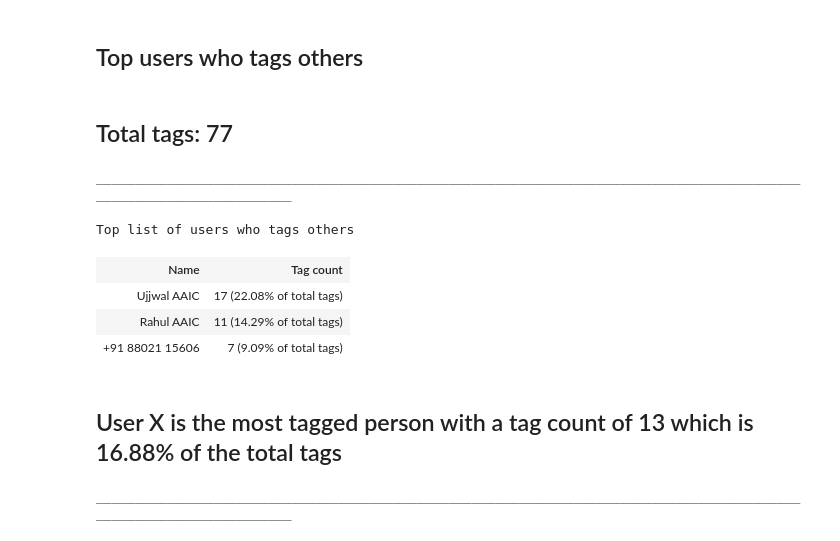
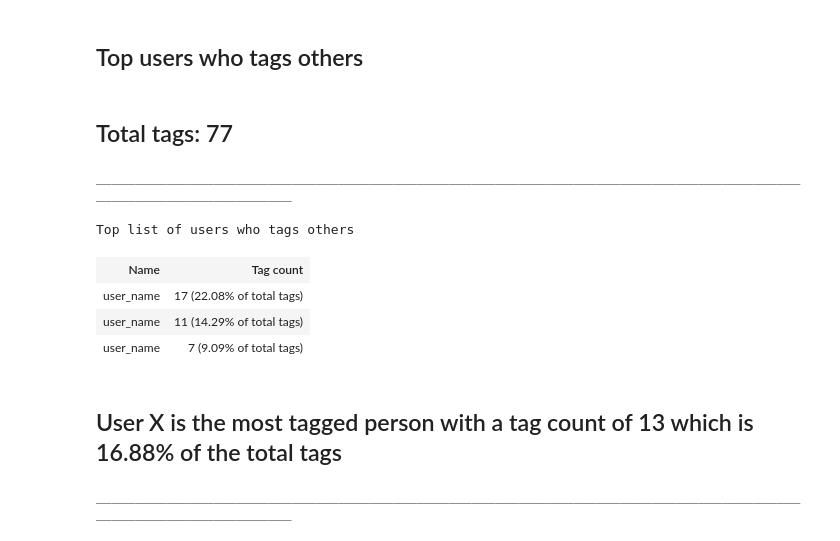
Before and after one commit to SachinKalsi/whatsapp-chat-analyser, a Jupyter notebook: whatsapp_chat_analysis.ipynb, the cells around one changed output. Cells and saved outputs as stored; diff of their text form; code cells hidden in the pictures.

```diff
--- a/whatsapp_chat_analysis.ipynb
+++ b/whatsapp_chat_analysis.ipynb
@@ -356,7 +357,7 @@ html_table = """
 """
 for user_name in list(tagged_people_count.keys())[:top_users_count]:
     html_table += "<tr>"
-    html_table += "<td style='border: 1px solid #dddddd;text-align: left;padding: 8px;'>" + user_name + "</td>"
+    html_table += "<td style='border: 1px solid #dddddd;text-align: left;padding: 8px;'>" + 'user_name' + "</td>"
     html_table += "<td style='border: 1px solid #dddddd;text-align: left;padding: 8px;'>" + str(tagged_people_count[user_name]) + " ("+ str(np.round((tagged_people_count[user_name]/total_tag_count)*100.0, 2))+"% of total tags)</td>"
     html_table += "</tr>"
 html_table += "</tbody></table>"
@@ -367,21 +368,21 @@ for key in people_who_tags_others.keys():
 # %%
 if len(people_who_are_tagged_in_chats) > 0:
     tag_count = sort_by_values(Counter(people_who_are_tagged_in_chats))
     most_tagged_contact = list(tag_count)[0]
 
     custom_display("Total tags: " + str(total_tag_count))
     display(HTML("<h3>Top list of users who tags others</h3><br>" + html_table))
-    custom_display(str(most_tagged_contact) + " is the most tagged person with a tag count of " + str(tag_count[most_tagged_contact]) + " which is " + str(np.round((tag_count[most_tagged_contact]/total_tag_count)*100.0, 2)) + "% of the total tags" )
-    # custom_display("User X" + " is the most tagged person with a tag count of " + str(tag_count[most_tagged_contact]) + " which is " + str(np.round((tag_count[most_tagged_contact]/total_tag_count)*100.0, 2)) + "% of the total tags" )
+#     custom_display(str(most_tagged_contact) + " is the most tagged person with a tag count of " + str(tag_count[most_tagged_contact]) + " which is " + str(np.round((tag_count[most_tagged_contact]/total_tag_count)*100.0, 2)) + "% of the total tags" )
+    custom_display("User X" + " is the most tagged person with a tag count of " + str(tag_count[most_tagged_contact]) + " which is " + str(np.round((tag_count[most_tagged_contact]/total_tag_count)*100.0, 2)) + "% of the total tags" )
 else:
     custom_display("No one tagged anyone")
 # %% [output]
 Total tags: 77
 ___________________________________________________________________________________________________________________
 Top list of users who tags others
 | Name | Tag count |
-| Ujjwal AAIC | 17 (22.08% of total tags) |
-| Rahul AAIC | 11 (14.29% of total tags) |
-| +91 88021 15606 | 7 (9.09% of total tags) |
+| user_name | 17 (22.08% of total tags) |
+| user_name | 11 (14.29% of total tags) |
+| user_name | 7 (9.09% of total tags) |
 User X is the most tagged person with a tag count of 13 which is 16.88% of the total tags
 ___________________________________________________________________________________________________________________
```
Also changed, not shown: parts of 1 cell of this notebook.
